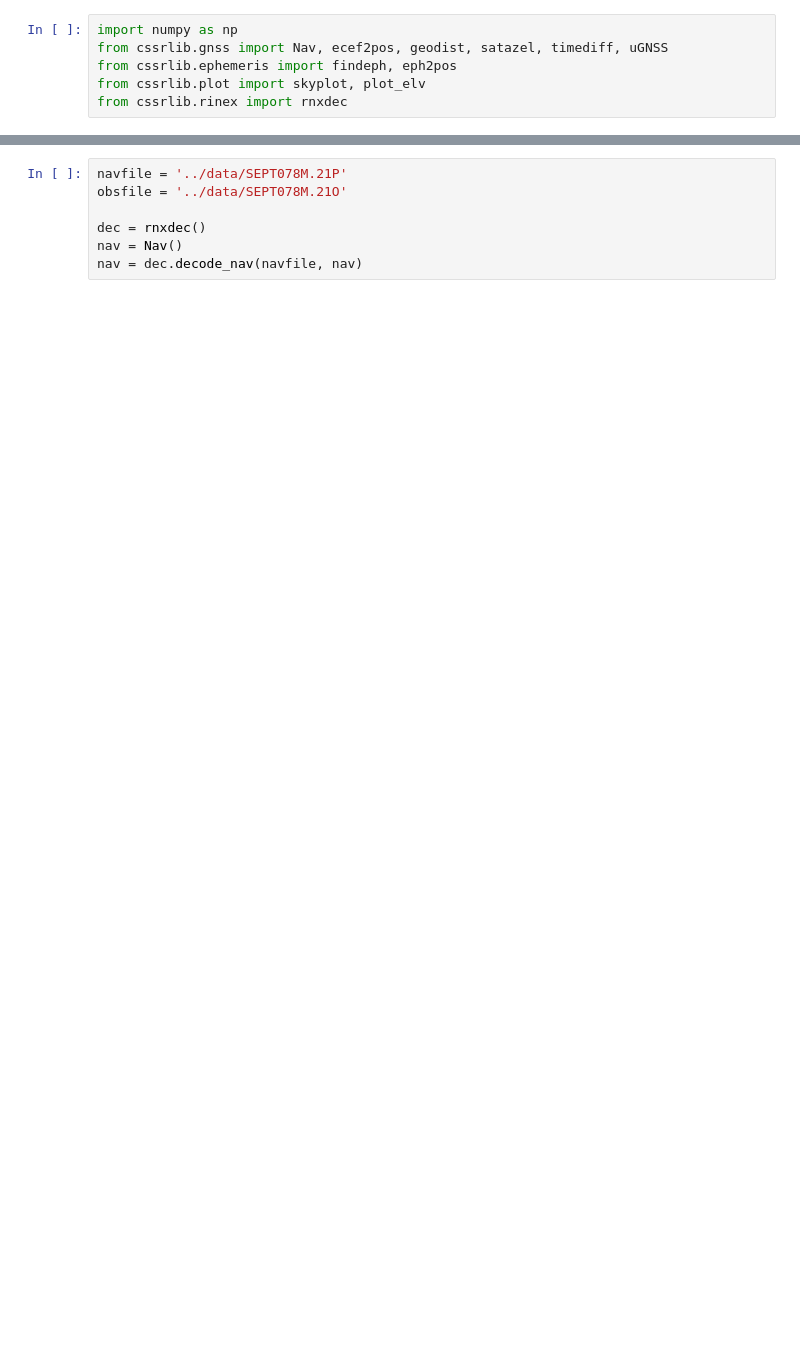
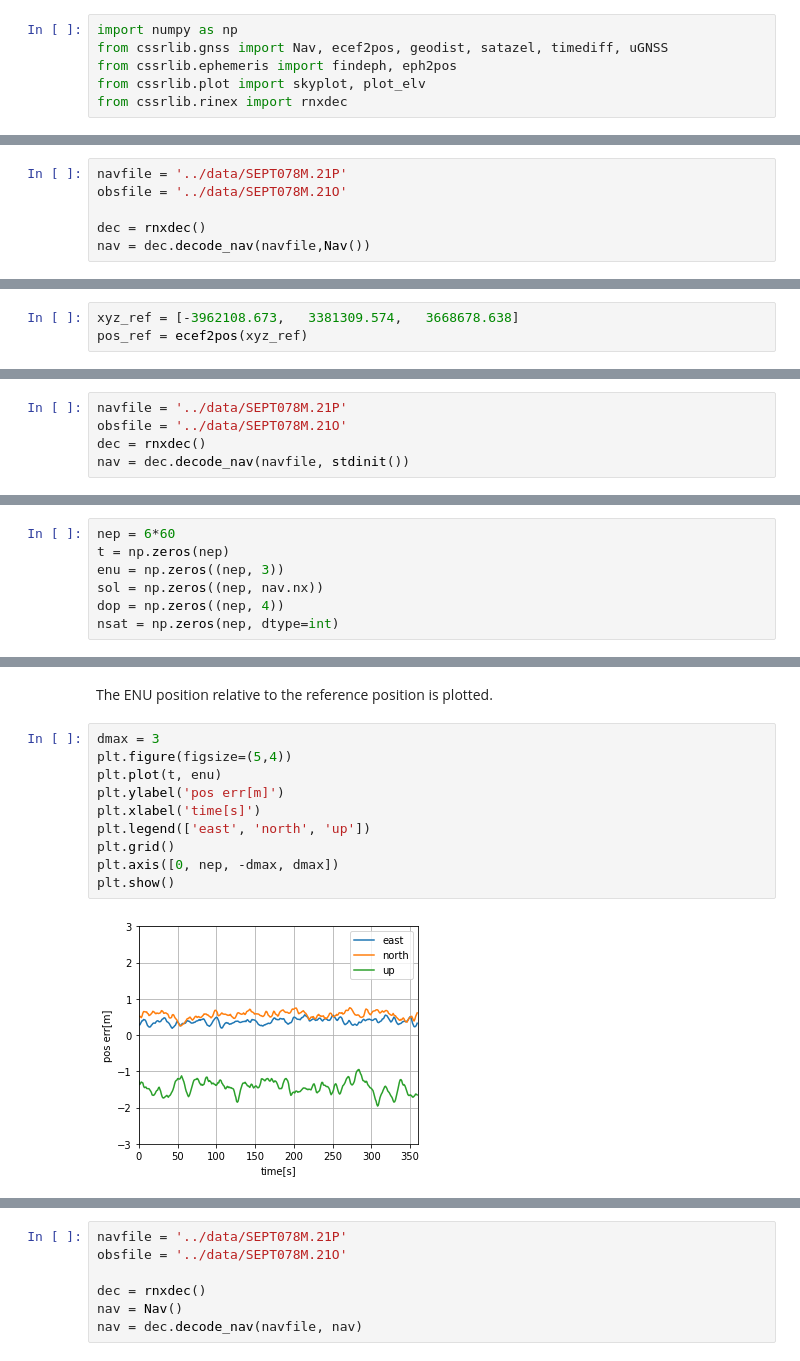
Before and after one commit to hirokawa/cssrlib-data, a Jupyter notebook: tutorials/ch1.ipynb, the cells around one changed output, grey strips where cells are left out. Drawn from its saved outputs; the diff is of its cells as text; blank space fills up the shorter version.

```diff
--- a/tutorials/ch1.ipynb
+++ b/tutorials/ch1.ipynb
@@ -151,0 +156,6 @@ from cssrlib.rinex import rnxdec
+# %%
+navfile = '../data/SEPT078M.21P'
+obsfile = '../data/SEPT078M.21O'
+
+dec = rnxdec()
+nav = dec.decode_nav(navfile,Nav())
@@ -151,0 +205,3 @@ from cssrlib.rinex import rnxdec
+# %%
+xyz_ref = [-3962108.673,   3381309.574,   3668678.638]
+pos_ref = ecef2pos(xyz_ref)
@@ -151,0 +210,5 @@ from cssrlib.rinex import rnxdec
+# %%
+navfile = '../data/SEPT078M.21P'
+obsfile = '../data/SEPT078M.21O'
+dec = rnxdec()
+nav = dec.decode_nav(navfile, stdinit())
@@ -151,0 +217,7 @@ from cssrlib.rinex import rnxdec
+# %%
+nep = 6*60
+t = np.zeros(nep)
+enu = np.zeros((nep, 3))
+sol = np.zeros((nep, nav.nx))
+dop = np.zeros((nep, 4))
+nsat = np.zeros(nep, dtype=int)
@@ -151,0 +240,14 @@ from cssrlib.rinex import rnxdec
+# %% [markdown]
+The ENU position relative to the reference position is plotted.
+# %%
+dmax = 3
+plt.figure(figsize=(5,4))
+plt.plot(t, enu)
+plt.ylabel('pos err[m]')
+plt.xlabel('time[s]')
+plt.legend(['east', 'north', 'up'])
+plt.grid()
+plt.axis([0, nep, -dmax, dmax])
+plt.show()
+# %% [output]
+[figure, added]
```
Also changed, not shown: parts of 61 cells of this notebook.
